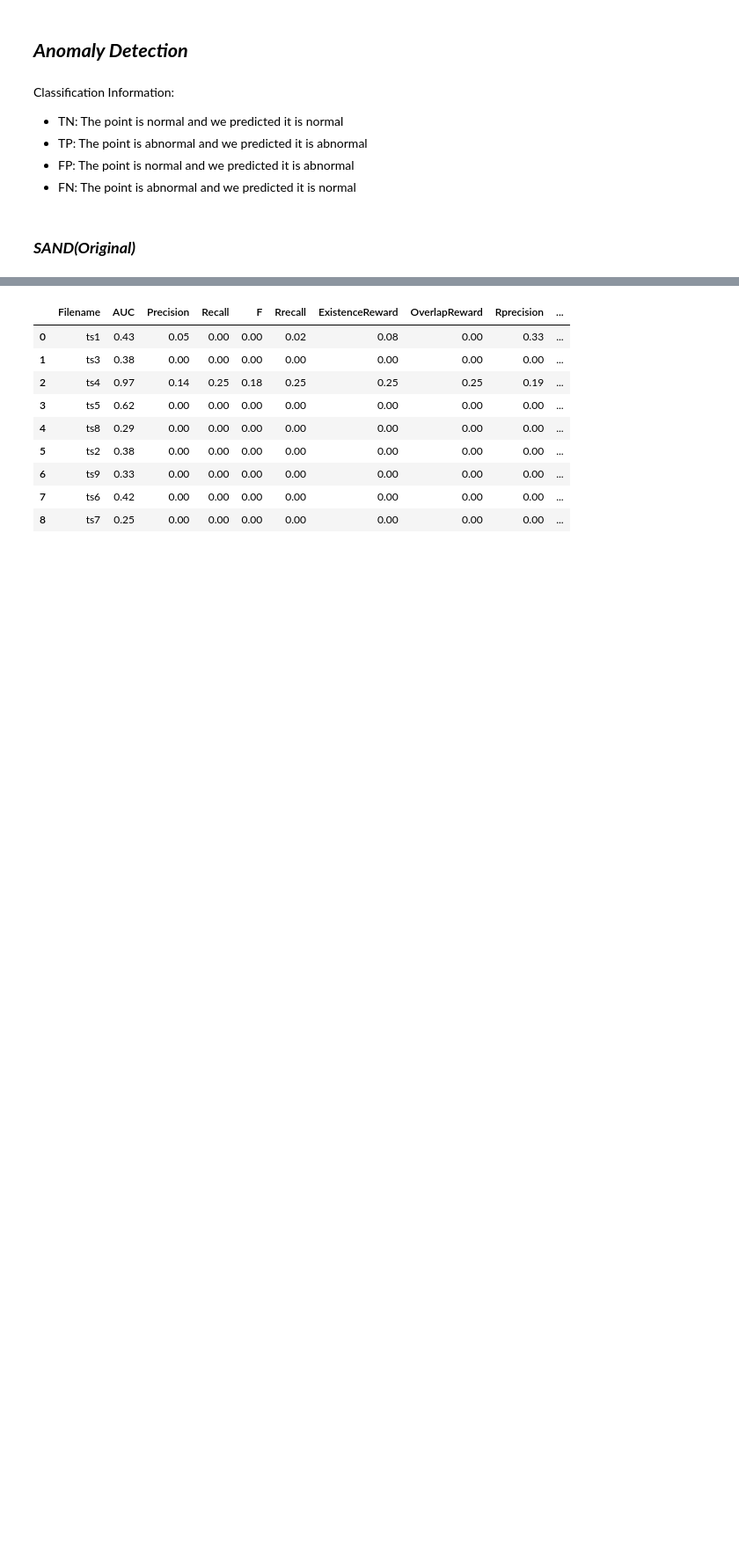
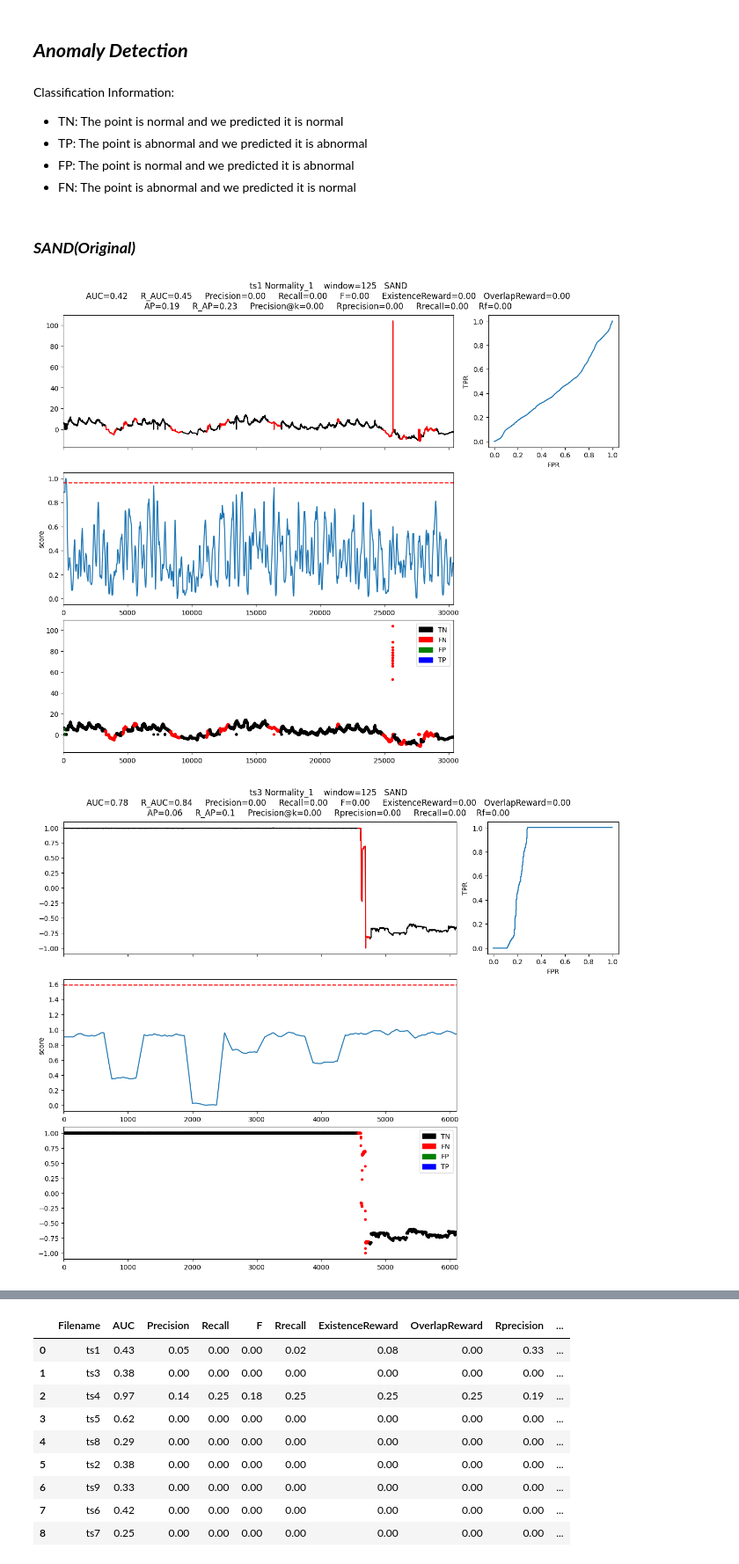
Before and after one commit to GeorgeM2000/Streamify-Time-Series-Anomaly-Detection-Methods, a Jupyter notebook: Streaming_Method_Testing.ipynb, the cells around one changed output, grey strips where cells are left out. Shown at 88% size. Drawn from its saved outputs; the diff is of its cells as text; code cells hidden in the pictures; blank space fills up the shorter version.

```diff
--- a/Streaming_Method_Testing.ipynb
+++ b/Streaming_Method_Testing.ipynb
@@ -60,7 +60,7 @@ for filename, info in loaded_dict.items():
     max_length = ts.shape[0]
 
     data = ts[:max_length, 0].astype(float)
-    label = ts[:max_length, 1]
+    label = ts[:max_length, 1].astype(int)
 
     slidingWindow = find_length(data)
     X_data = Window(window=slidingWindow).convert(data).to_numpy()
@@ -128,20 +153,25 @@ modelName = 'SAND'
 # %%
 results = []
 
 for filename in preprocessed_dict.keys():
     ts = preprocessed_dict[filename]
     x = ts['data']
 
-    clf = SAND(pattern_length = ts['slidingWindow'], subsequence_length = 1*(ts['slidingWindow']))
-    clf.fit(x, online=True, alpha=0.5, init_length = len(x), batch_size = 2000, verbose = True, overlaping_rate = int(1 * ts['slidingWindow']))
+    #clf = SAND(pattern_length = ts['slidingWindow'], subsequence_length = 10 * (ts['slidingWindow']))
+    clf = SAND(pattern_length = ts['slidingWindow'], subsequence_length = 5 * (ts['slidingWindow']))
+    #clf.fit(x, online=True, alpha=0.5, init_length = len(x), batch_size = 6000, verbose = True, overlaping_rate = (10 * (ts['slidingWindow'])) // 4)
+    clf.fit(x, overlaping_rate = 5 * (ts['slidingWindow']))
 
     score = clf.decision_scores_
     score = MinMaxScaler(feature_range=(0,1)).fit_transform(score.reshape(-1,1)).ravel()
 
     # Plot figure
     plotFig(ts['data'], ts['label'], score, ts['slidingWindow'], fileName=ts['name'] + ' ' + loaded_dict[ts['name']][0], modelName=modelName)
 
     # Calculate the results
     L = printResult(ts['data'], ts['label'], score, ts['slidingWindow'], ts['name'], modelName)
     L = [ '%.2f' % elem for elem in L]
     results.append([filename] + L)
+# %% [output]
+[figure, added]
+[figure, added]
```
Also changed, not shown: parts of 3 cells of this notebook.
